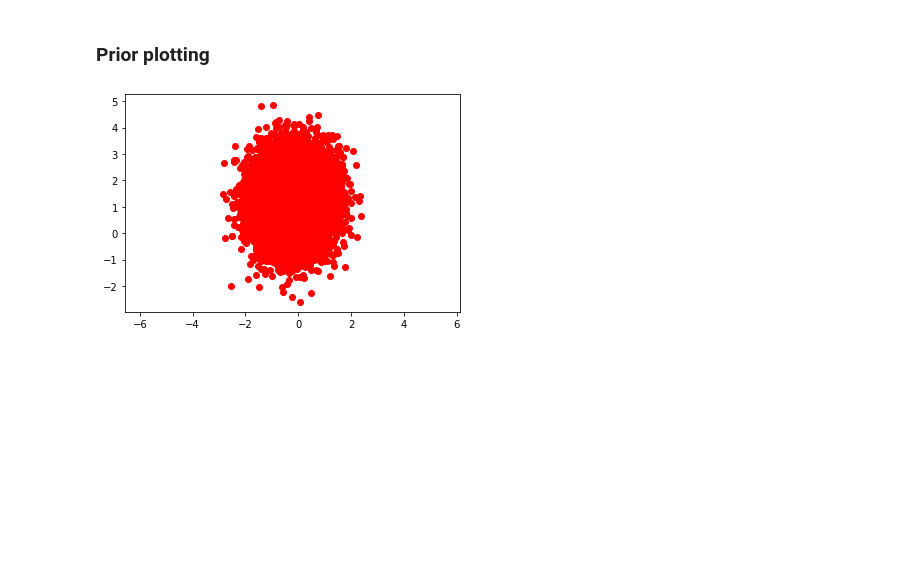
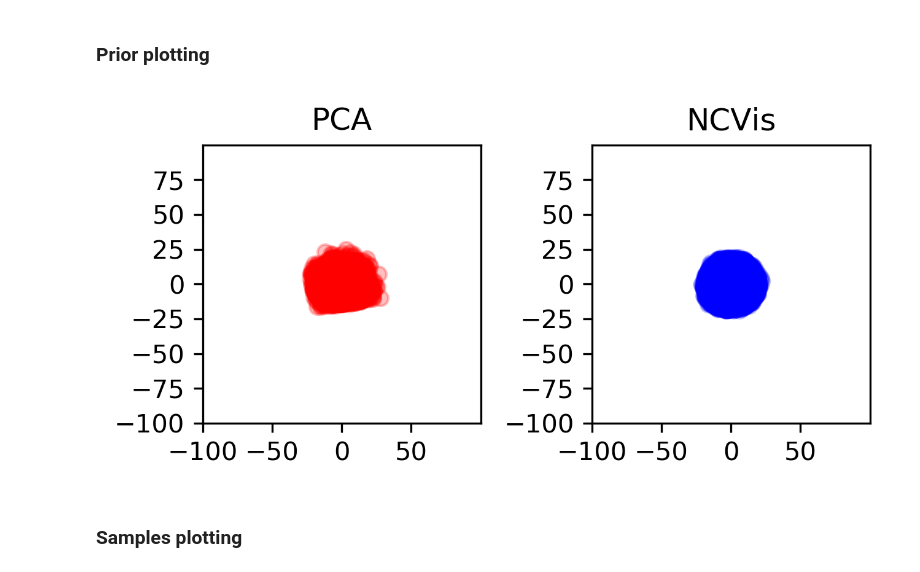
Before and after one commit to nkotelevskii/vae_int, a Jupyter notebook: plotting.ipynb, the cells around one changed output. Saved outputs shown, nothing was run; the diff lists cells and outputs as text; code cells hidden in the pictures; blank space fills up the shorter version.

```diff
--- a/plotting.ipynb
+++ b/plotting.ipynb
@@ -6,7 +12,8 @@ import os
 # %%
 data = ['mnist', 'goodreads']
+# %%
+####################################
+general_name = 'data_mnist_skips_False_prior_NAF_numnafs_1_samples_1_zdim_64'
+####################################
 # %% [markdown]
 ### Prior plotting
-# %%
-filename = 'prior_data_mnist_skips_False_prior_NAF_numnafs_5_samples_1_zdim_64.txt'
-file = open('./plot_data/mnist/{}'.format(filename))
@@ -15,5 +20,35 @@ data = np.array([float(val) for val in ' '.join([value for value in file.read().
-# %%
-plt.scatter(data[:, 0], data[:, 1], c='r')
-plt.axis('equal');
-# %% [output]
-[figure, removed]
+# %%
+filename = 'prior_{}'.format(general_name + '.txt')
+full_name = os.path.join('./plot_data/mnist', filename)
+if os.path.exists(full_name):
+    file = open(full_name)
+    data = np.array([float(val) for val in ' '.join([value for value in file.read().split('\n')][:-1]).split(' ')]).reshape(-1, 64)
+    fig, ax = plt.subplots(ncols=2, figsize=(5, 2), dpi=300, sharex=True)
+    limx, limy = 100, 100
+    #### PCA ####
+    pca = PCA(n_components=2)
+    compressed_data = pca.fit_transform(data)
+    ax[0].set_title('PCA')
+    ax[0].scatter(compressed_data[:, 0], compressed_data[:, 1], c='r', alpha=0.25)
+    ax[0].set_xlim((-limx, limx))
+    ax[0].set_ylim((-limy, limy))
+    ax[0].set_xticks(np.arange(-limx, limx, 50))
+    ax[0].set_yticks(np.arange(-limy, limy, 25))
+    ax[0].set_aspect('equal', 'box')
+
+    ### NCVIS ###
+    vis = ncvis.NCVis()
+    compressed_data = vis.fit_transform(data)
+    ax[1].set_title('NCVis')
+    ax[1].scatter(compressed_data[:, 0], compressed_data[:, 1], c='b', alpha=0.25)
+    ax[1].set_xlim((-limx, limx))
+    ax[1].set_ylim((-limy, limy))
+    ax[1].set_xticks(np.arange(-limx, limx, 50))
+    ax[1].set_yticks(np.arange(-limy, limy, 25))
+    ax[1].set_aspect('equal', 'box')
+else:
+    print('NO data found!')
+# %% [output]
+[figure, added]
+# %% [markdown]
+### Samples plotting
```
Also changed, not shown: parts of 9 cells of this notebook, 26 other files.
